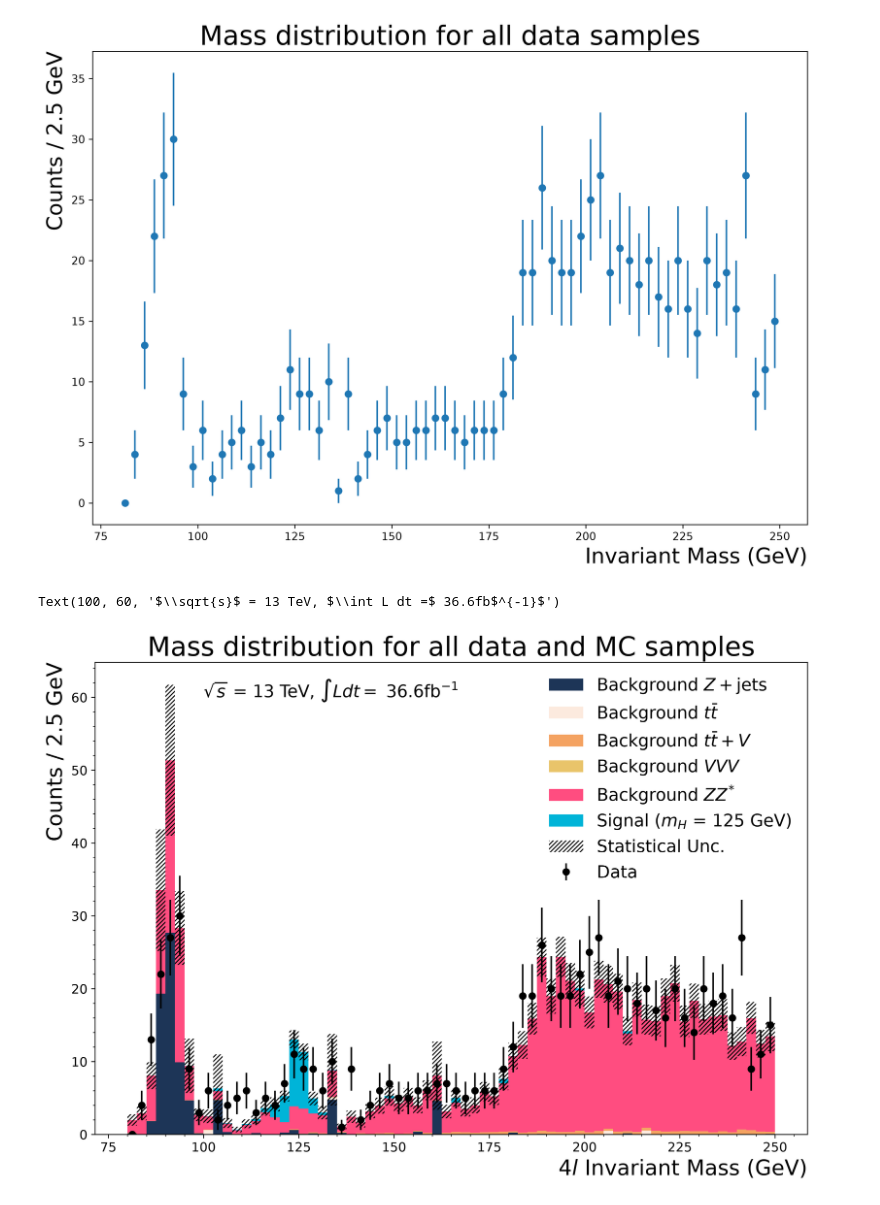
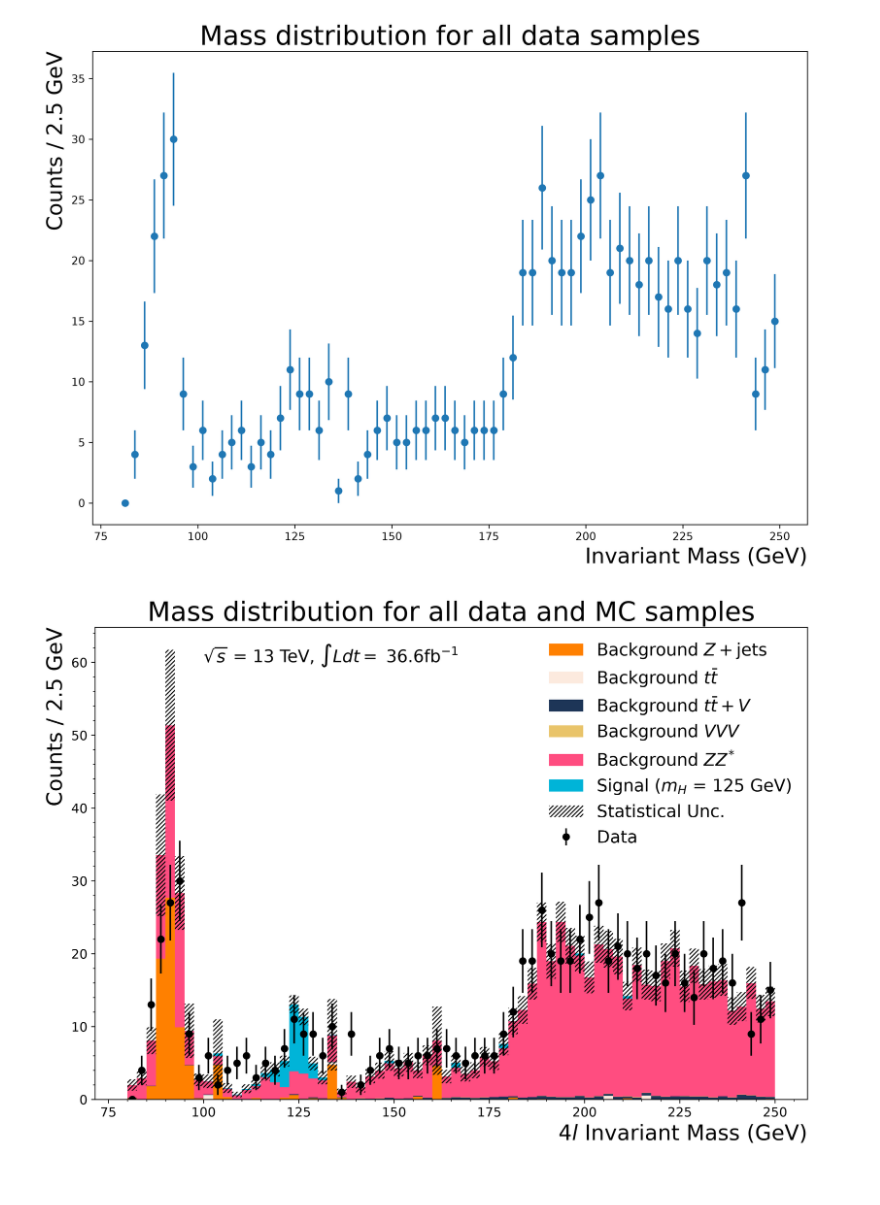
Before and after one commit to chrissellgrenbackup/intro-hep-project, a Jupyter notebook: higgs_analysis/HZZ_analysis.ipynb, the cells around one changed output. Cells and saved outputs as stored; diff of their text form; code cells hidden in the pictures.

```diff
--- a/higgs_analysis/HZZ_analysis.ipynb
+++ b/higgs_analysis/HZZ_analysis.ipynb
@@ -169,12 +170,12 @@ def cut_pt(lep_pt):
 # now cut on lep charge
 # H->4l process must produce two pairs of oppositely charged leps, total charge = 0
 # if true, event passes
+# note that these next two cuts are do not fully catch SFOS pairs, upgraded in Z1/Z2 cuts below
 def cut_lep_charge(lep_charge):
     cutboolarray = (ak.sum(lep_charge,axis = 1) == 0)
     return cutboolarray
 
 # ensure that the event returned either 4mu, 4e, or 2mu+2e
-#TODO upgrade the cut to ensure that the pair actually came from a Z decay
 def cut_lep_type(lep_type):
     #each entry of lep_type is an array of the pids of the leptons inside
     pidsum = ak.sum(lep_type,axis=1)
@@ -190,3 +191,10 @@ def calc_mass(pt,eta,phi,E):
     p4_sum = p4[:,0] + p4[:,1] + p4[:,2] + p4[:,3]
     M = p4_sum.M
     return M
+
+def calc_mass_2particles(pt,eta,phi,E):
+    # first create a 4vec for each of the particles
+    p4 = v.zip({"pt":pt,"eta":eta,"phi":phi,"E":E})
+    p4_sum = p4[:,0] + p4[:,1]
+    M = p4_sum.M
+    return M
@@ -539,11 +760,11 @@ mc_labels = []
 #mc_colors = ['#4A274E','#E4A199','#D3C5E5']
 mc_colors = ['#A8DADC', '#457B9D', '#1D3557'] # blue pastel
 mc_colors = ['#E9C46A', '#F4A261', '#E76F51']
-mc_colors = ['#FF9F1C', '#2EC4B6', '#118AB2']
-mc_colors = ['#FFB703', '#FF4D80', '#023047']
+mc_colors = ["#FF8000", '#2EC4B6', '#118AB2']
+mc_colors = ["#F8B200", '#FF4D80', '#023047']
 mc_colors = ['#F15BB5', '#E76F51', '#2A9D8F']
 mc_colors = ['#D8E2DC', '#FFE5D9', '#D2B7E5', '#9DB4C0', '#F4A261', '#0077B6']
-mc_colors = ['#1D3557', '#FCEADE', '#F4A261', '#E9C46A', '#FF4D80', '#00B4D8']
+mc_colors = ['#FF8000', '#FCEADE', '#1D3557', '#E9C46A', '#FF4D80', '#00B4D8']
 for s in allsamples:
     if s != 'Data': # just MC samples
         # make numpy lists of the mass+weights
@@ -571,32 +792,32 @@ mc_height_sum = mc_hist[0][-1]
 mc_weights_all = np.concatenate(mc_weights)
 mc_masses_all = np.concatenate(mc_masses)
 # the total variance per bin is the weight^2
 # so histogram the masses with weight^2
 mc_var_hist = np.histogram(mc_masses_all,bins=binlist, weights=mc_weights_all**2)
 # np hist returns tuple, first element is bin height
 mc_err = np.sqrt(mc_var_hist[0])
 
 # plot mc errorbars
 # calc the bottom of the bar with the height of the total mc
 ax.bar(bincenters,height=mc_err*2,bottom=(mc_height_sum-mc_err),
        hatch='//////',color='none',alpha=0.5,width=stepsize,label="Statistical Unc.")
 
 
 #TODO - find better text for labeling plot
 ax.errorbar(bincenters,data_y,yerr=data_y_err,fmt='o',color='black',label='Data')
 
 #TODO - explain plot, think about discrepencies between data and MC bg predictions
 #TODO - also think about the luminosity
 
 ax.set_xlabel(r"$4l$ Invariant Mass (GeV)",x=1,horizontalalignment ='right',fontsize=20)
 ax.set_ylabel(f'Counts / {stepsize} GeV',y=1,horizontalalignment ='right',fontsize=20)
 ax.set_title("Mass distribution for all data and MC samples",fontsize=25)
 ax.legend(frameon=False,fontsize=16)
 ax.xaxis.set_minor_locator(AutoMinorLocator())
 ax.yaxis.set_minor_locator(AutoMinorLocator())
 plt.xticks(fontsize=12)
 plt.yticks(fontsize=12)
 plt.text(100,60,r'$\sqrt{s}$ = 13 TeV, $\int L dt =$ 36.6fb$^{-1}$',fontsize=16)
+plt.savefig("higssplot_sepbg.png")
 # %% [output]
-Text(100, 60, '$\\sqrt{s}$ = 13 TeV, $\\int L dt =$ 36.6fb$^{-1}$')
-[figure, old version]
+[figure, new version]
```
Also changed, not shown: parts of 4 cells of this notebook.
